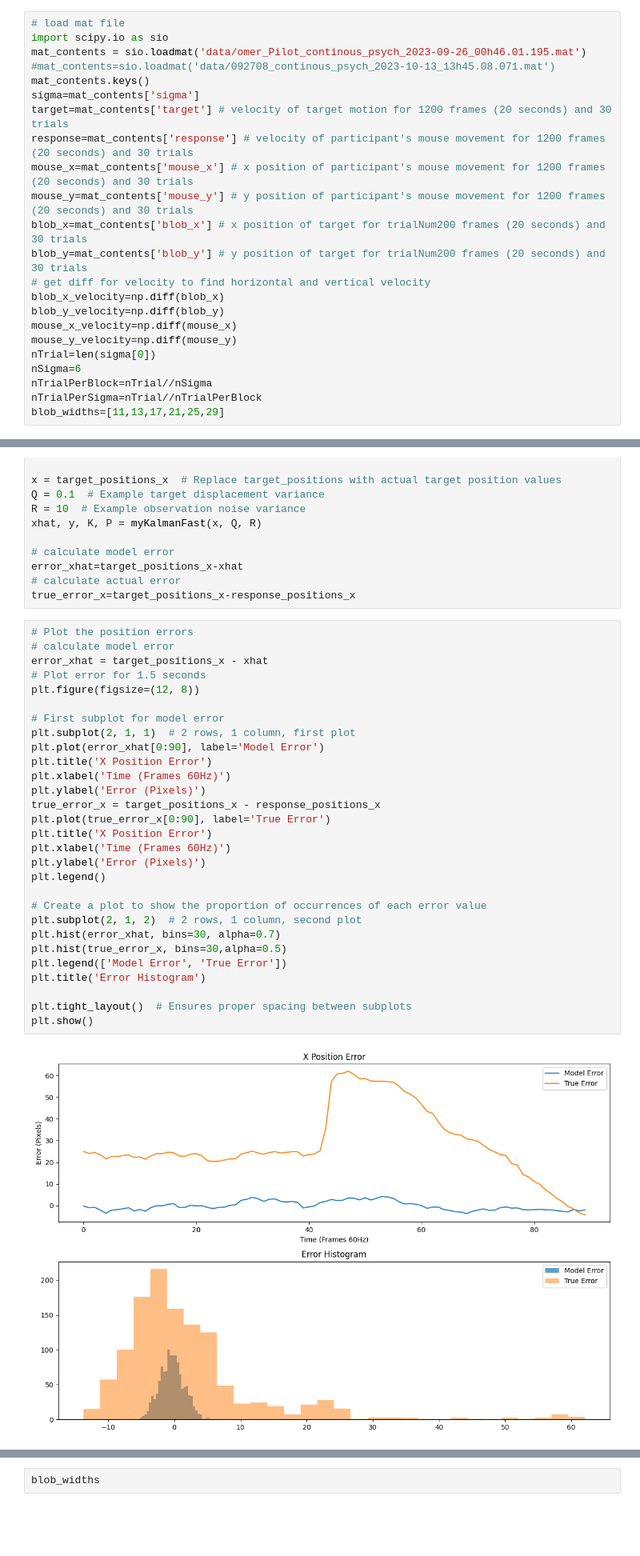
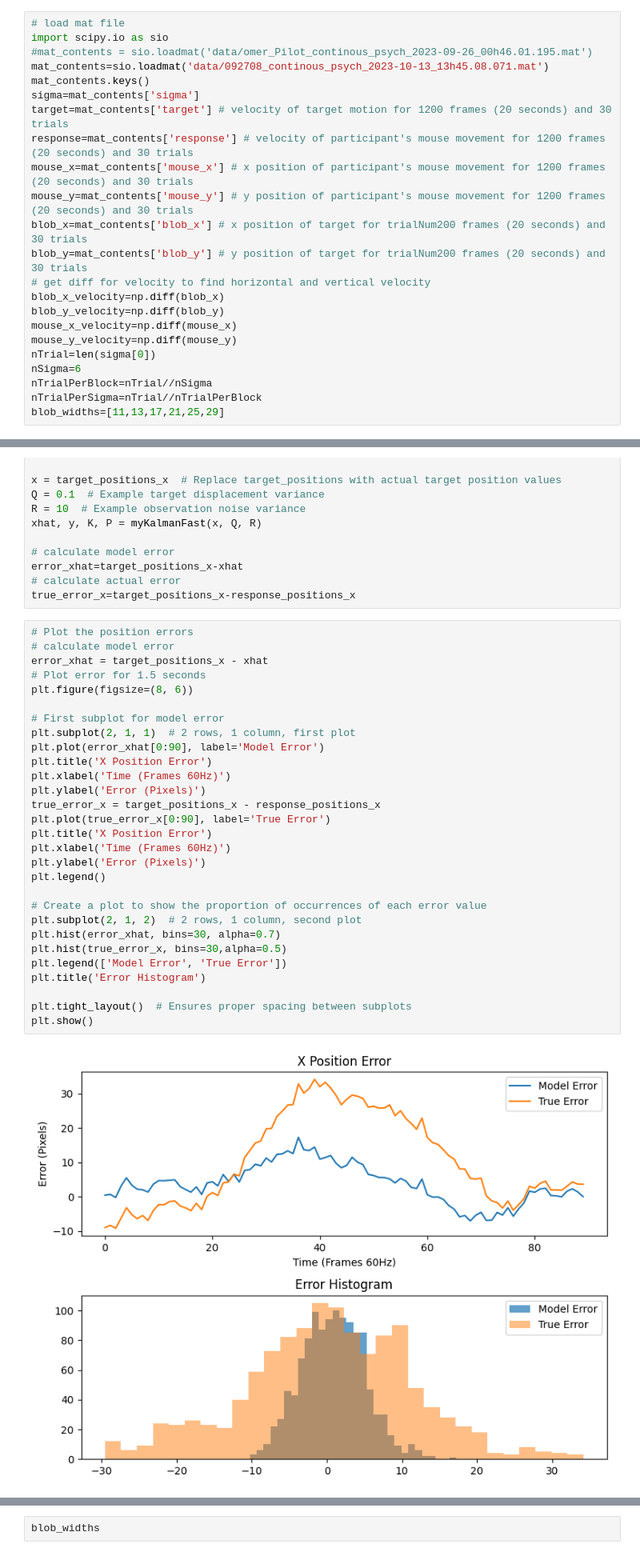
Before and after one commit to omeryildiran/Guido-Pascal-Omer-continuous-psychophysics, a Jupyter notebook: analysis_primier.ipynb, the cells around one changed output, grey strips where cells are left out. Shown at 80% size. Saved outputs shown, nothing was run; the diff lists cells and outputs as text; blank space fills up the shorter version.

```diff
--- a/analysis_primier.ipynb
+++ b/analysis_primier.ipynb
@@ -8,8 +8,8 @@ import scipy.io
 # %%
 # load mat file
 import scipy.io as sio
-mat_contents = sio.loadmat('data/omer_Pilot_continous_psych_2023-09-26_00h46.01.195.mat')
-#mat_contents=sio.loadmat('data/092708_continous_psych_2023-10-13_13h45.08.071.mat')
+#mat_contents = sio.loadmat('data/omer_Pilot_continous_psych_2023-09-26_00h46.01.195.mat')
+mat_contents=sio.loadmat('data/092708_continous_psych_2023-10-13_13h45.08.071.mat')
 mat_contents.keys()
 sigma=mat_contents['sigma']
 target=mat_contents['target'] # velocity of target motion for 1200 frames (20 seconds) and 30 trials
@@ -357,31 +357,31 @@ true_error_x=target_positions_x-response_positions_x
 # %%
 # Plot the position errors
 # calculate model error
 error_xhat = target_positions_x - xhat
 # Plot error for 1.5 seconds
-plt.figure(figsize=(12, 8))
+plt.figure(figsize=(8, 6))
 
 # First subplot for model error
 plt.subplot(2, 1, 1)  # 2 rows, 1 column, first plot
 plt.plot(error_xhat[0:90], label='Model Error')
 plt.title('X Position Error')
 plt.xlabel('Time (Frames 60Hz)')
 plt.ylabel('Error (Pixels)')
 true_error_x = target_positions_x - response_positions_x
 plt.plot(true_error_x[0:90], label='True Error')
 plt.title('X Position Error')
 plt.xlabel('Time (Frames 60Hz)')
 plt.ylabel('Error (Pixels)')
 plt.legend()
 
 # Create a plot to show the proportion of occurrences of each error value
 plt.subplot(2, 1, 2)  # 2 rows, 1 column, second plot
 plt.hist(error_xhat, bins=30, alpha=0.7)
 plt.hist(true_error_x, bins=30,alpha=0.5)
 plt.legend(['Model Error', 'True Error'])
 plt.title('Error Histogram')
 
 plt.tight_layout()  # Ensures proper spacing between subplots
 plt.show()
 # %% [output]
-[figure, old version]
+[figure, new version]
```
Also changed, not shown: parts of 16 cells of this notebook.
